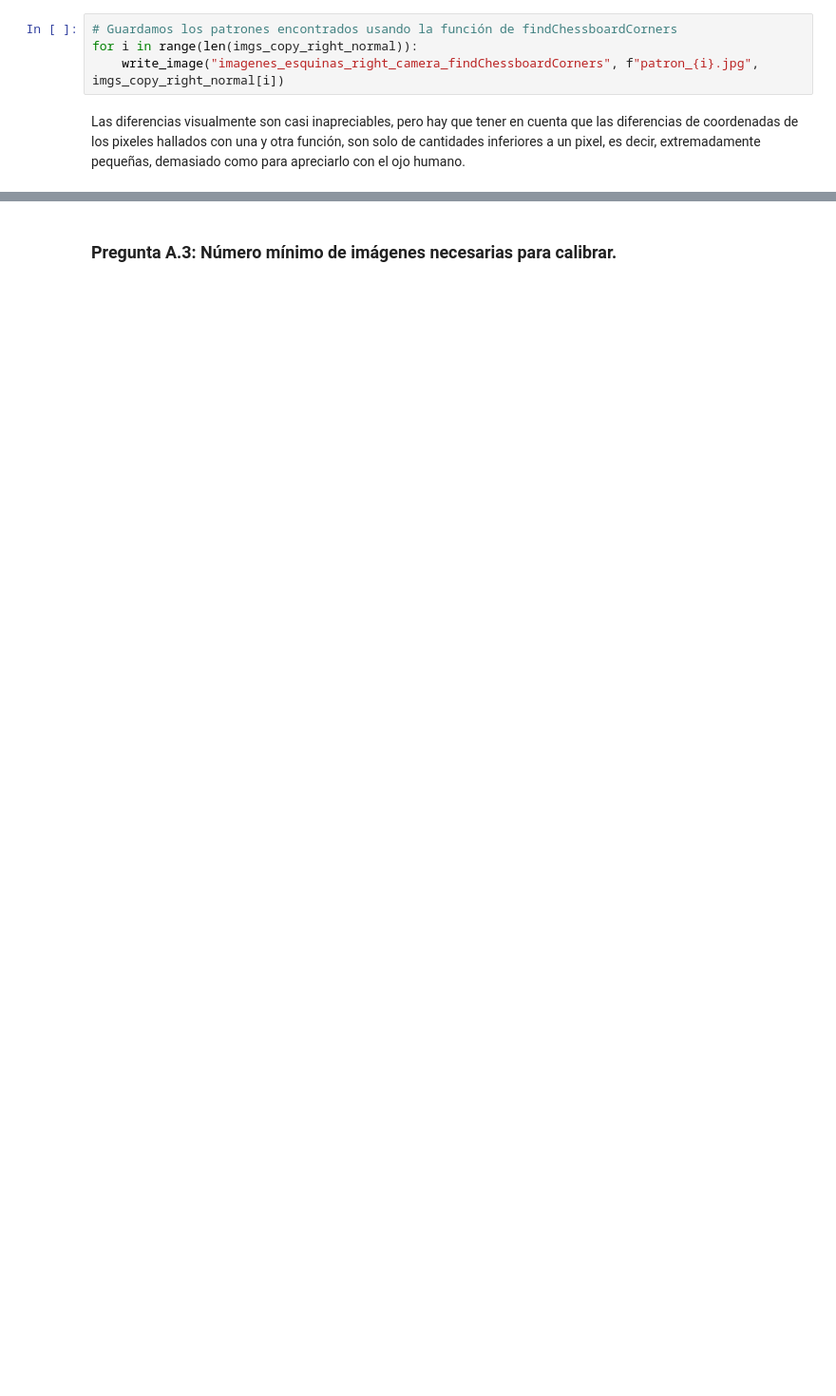
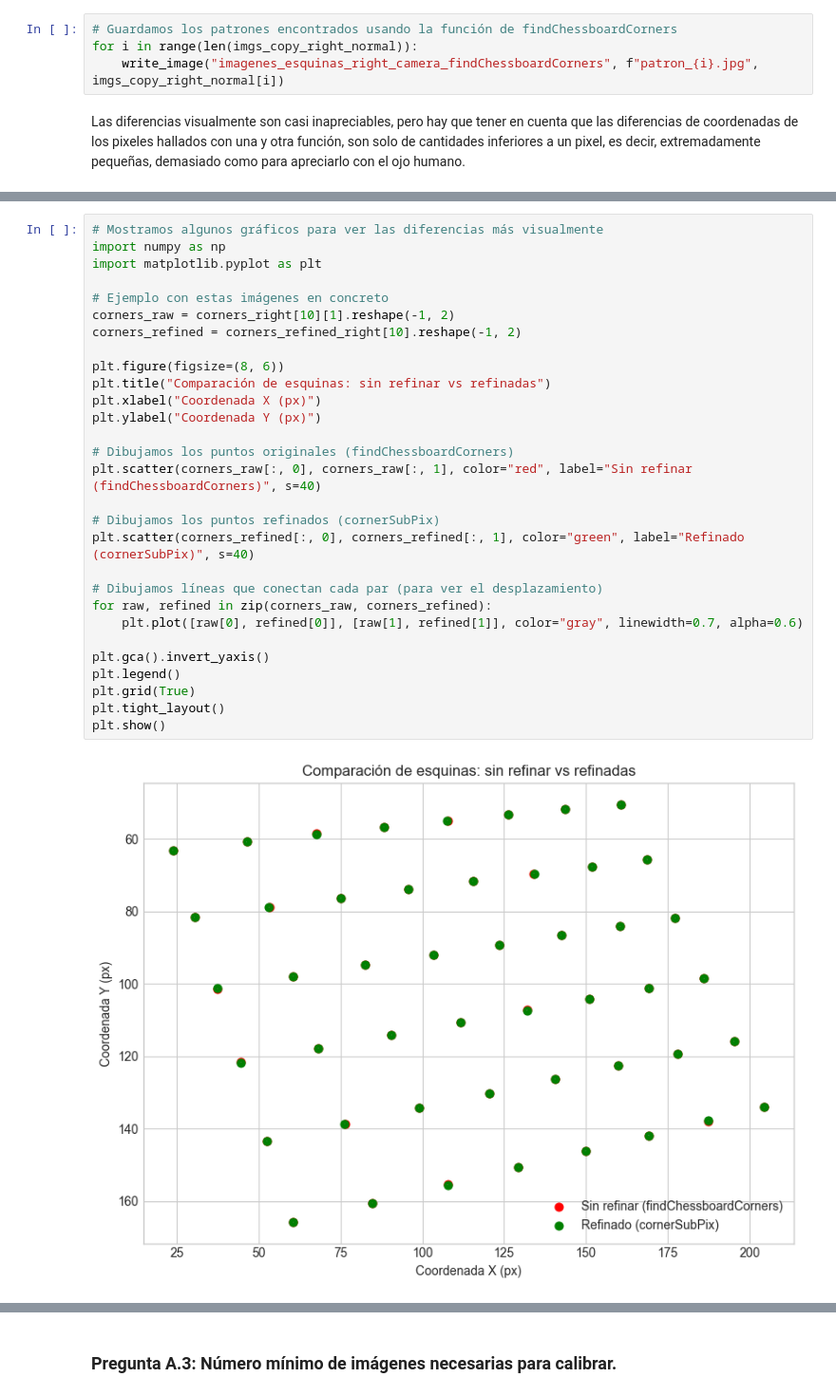
Before and after one commit to andresgilvicente/computer-vision-I-labs, a Jupyter notebook: Lab_2/src/lab_2.ipynb, the cells around one changed output, grey strips where cells are left out. Shown at 95% size. Drawn from its saved outputs; the diff is of its cells as text; blank space fills up the shorter version.

Commit message:
metido gráficos de los errores de pixeles y pixeles refinados

```diff
--- a/Lab_2/src/lab_2.ipynb
+++ b/Lab_2/src/lab_2.ipynb
@@ -498,0 +533,31 @@ Las diferencias visualmente son casi inapreciables, pero hay que tener en cuenta
+# %%
+# Mostramos algunos gráficos para ver las diferencias más visualmente
+import numpy as np
+import matplotlib.pyplot as plt
+
+# Ejemplo con estas imágenes en concreto
+corners_raw = corners_right[10][1].reshape(-1, 2)
+corners_refined = corners_refined_right[10].reshape(-1, 2)
+
+plt.figure(figsize=(8, 6))
+plt.title("Comparación de esquinas: sin refinar vs refinadas")
+plt.xlabel("Coordenada X (px)")
+plt.ylabel("Coordenada Y (px)")
+
+# Dibujamos los puntos originales (findChessboardCorners)
+plt.scatter(corners_raw[:, 0], corners_raw[:, 1], color="red", label="Sin refinar (findChessboardCorners)", s=40)
+
+# Dibujamos los puntos refinados (cornerSubPix)
+plt.scatter(corners_refined[:, 0], corners_refined[:, 1], color="green", label="Refinado (cornerSubPix)", s=40)
+
+# Dibujamos líneas que conectan cada par (para ver el desplazamiento)
+for raw, refined in zip(corners_raw, corners_refined):
+    plt.plot([raw[0], refined[0]], [raw[1], refined[1]], color="gray", linewidth=0.7, alpha=0.6)
+
+plt.gca().invert_yaxis()
+plt.legend()
+plt.grid(True)
+plt.tight_layout()
+plt.show()
+# %% [output]
+[figure, added]
```
Also changed, not shown: parts of 8 cells of this notebook, 29 other files.
